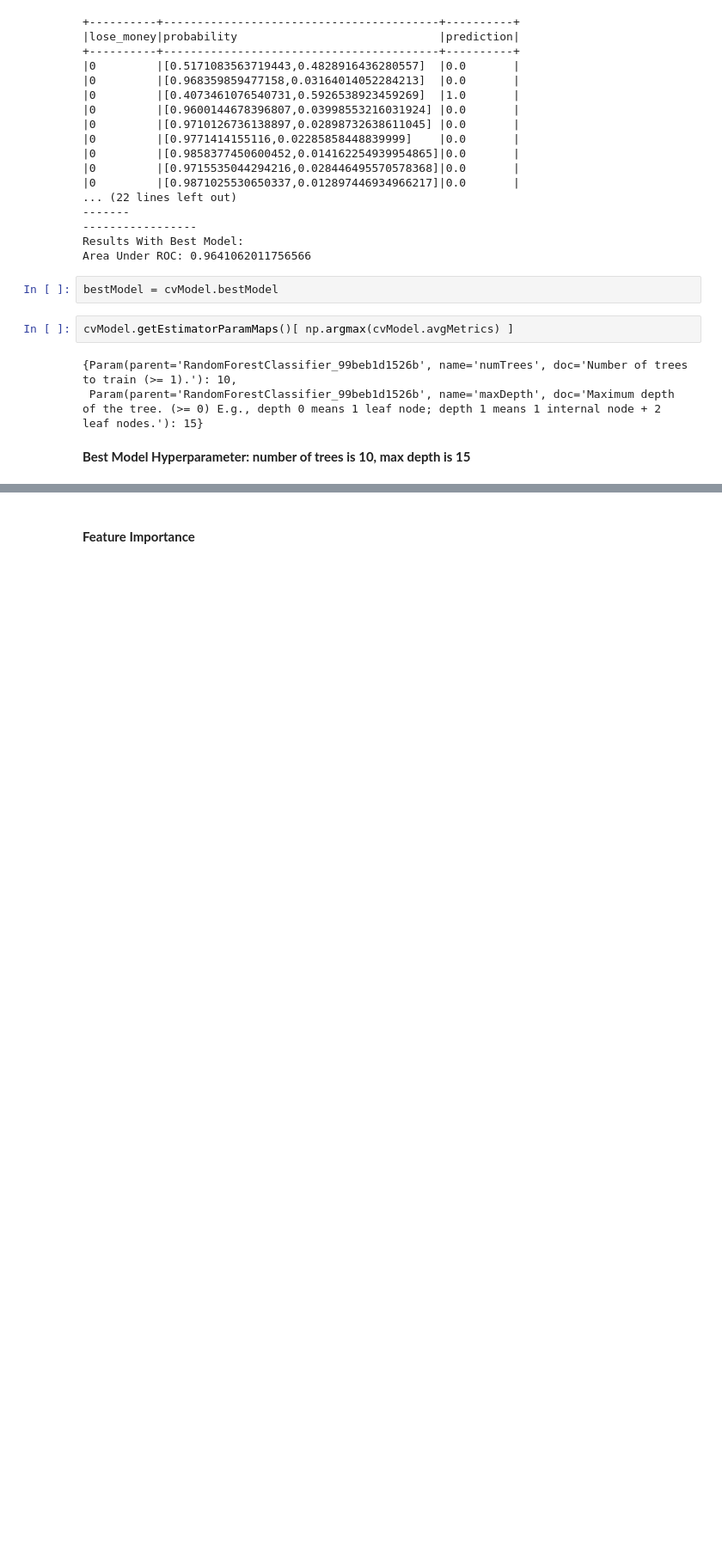
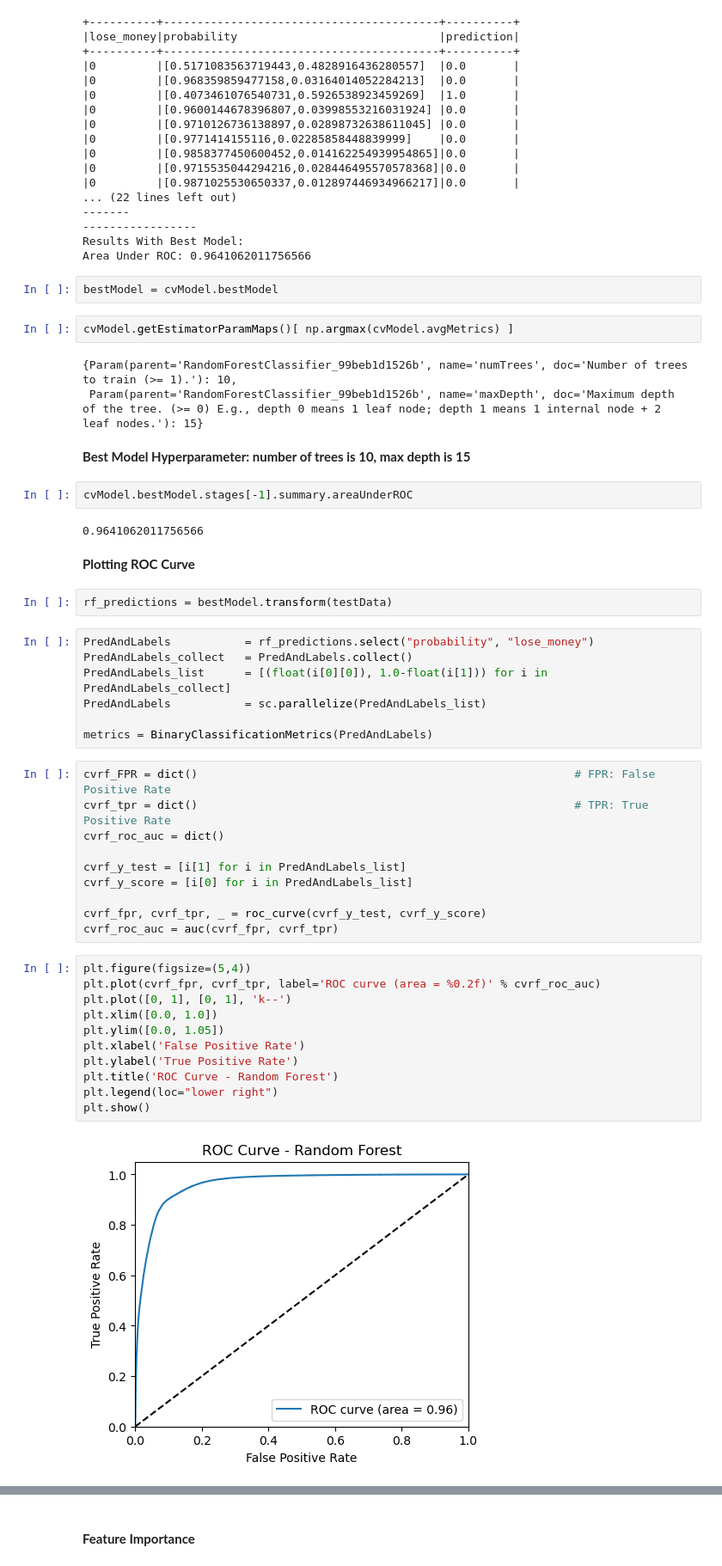
Before and after one commit to MacHLeroy/ds5110_final_project, a Jupyter notebook: 6.8FinalProjectF.ipynb, the cells around one changed output, grey strips where cells are left out. Shown at 86% size. Cells and saved outputs as stored; diff of their text form; blank space fills up the shorter version.

```diff
--- a/6.8FinalProjectF.ipynb
+++ b/6.8FinalProjectF.ipynb
@@ -922,3 +1106,41 @@ cvModel.getEstimatorParamMaps()[ np.argmax(cvModel.avgMetrics) ]
  Param(parent='RandomForestClassifier_99beb1d1526b', name='maxDepth', doc='Maximum depth of the tree. (>= 0) E.g., depth 0 means 1 leaf node; depth 1 means 1 internal node + 2 leaf nodes.'): 15}
 # %% [markdown]
 **Best Model Hyperparameter: number of trees is 10, max depth is 15**
+# %%
+cvModel.bestModel.stages[-1].summary.areaUnderROC
+# %% [output]
+0.9641062011756566
+# %% [markdown]
+**Plotting ROC Curve**
+# %%
+rf_predictions = bestModel.transform(testData)
+# %%
+PredAndLabels           = rf_predictions.select("probability", "lose_money")
+PredAndLabels_collect   = PredAndLabels.collect()
+PredAndLabels_list      = [(float(i[0][0]), 1.0-float(i[1])) for i in PredAndLabels_collect]
+PredAndLabels           = sc.parallelize(PredAndLabels_list)
+
+metrics = BinaryClassificationMetrics(PredAndLabels)
+# %%
+cvrf_FPR = dict()                                                        # FPR: False Positive Rate
+cvrf_tpr = dict()                                                        # TPR: True Positive Rate
+cvrf_roc_auc = dict()
+
+cvrf_y_test = [i[1] for i in PredAndLabels_list]
+cvrf_y_score = [i[0] for i in PredAndLabels_list]
+
+cvrf_fpr, cvrf_tpr, _ = roc_curve(cvrf_y_test, cvrf_y_score)
+cvrf_roc_auc = auc(cvrf_fpr, cvrf_tpr)
+# %%
+plt.figure(figsize=(5,4))
+plt.plot(cvrf_fpr, cvrf_tpr, label='ROC curve (area = %0.2f)' % cvrf_roc_auc)
+plt.plot([0, 1], [0, 1], 'k--')
+plt.xlim([0.0, 1.0])
+plt.ylim([0.0, 1.05])
+plt.xlabel('False Positive Rate')
+plt.ylabel('True Positive Rate')
+plt.title('ROC Curve - Random Forest')
+plt.legend(loc="lower right")
+plt.show()
+# %% [output]
+[figure, added]
```
Also changed, not shown: parts of 38 cells of this notebook.
